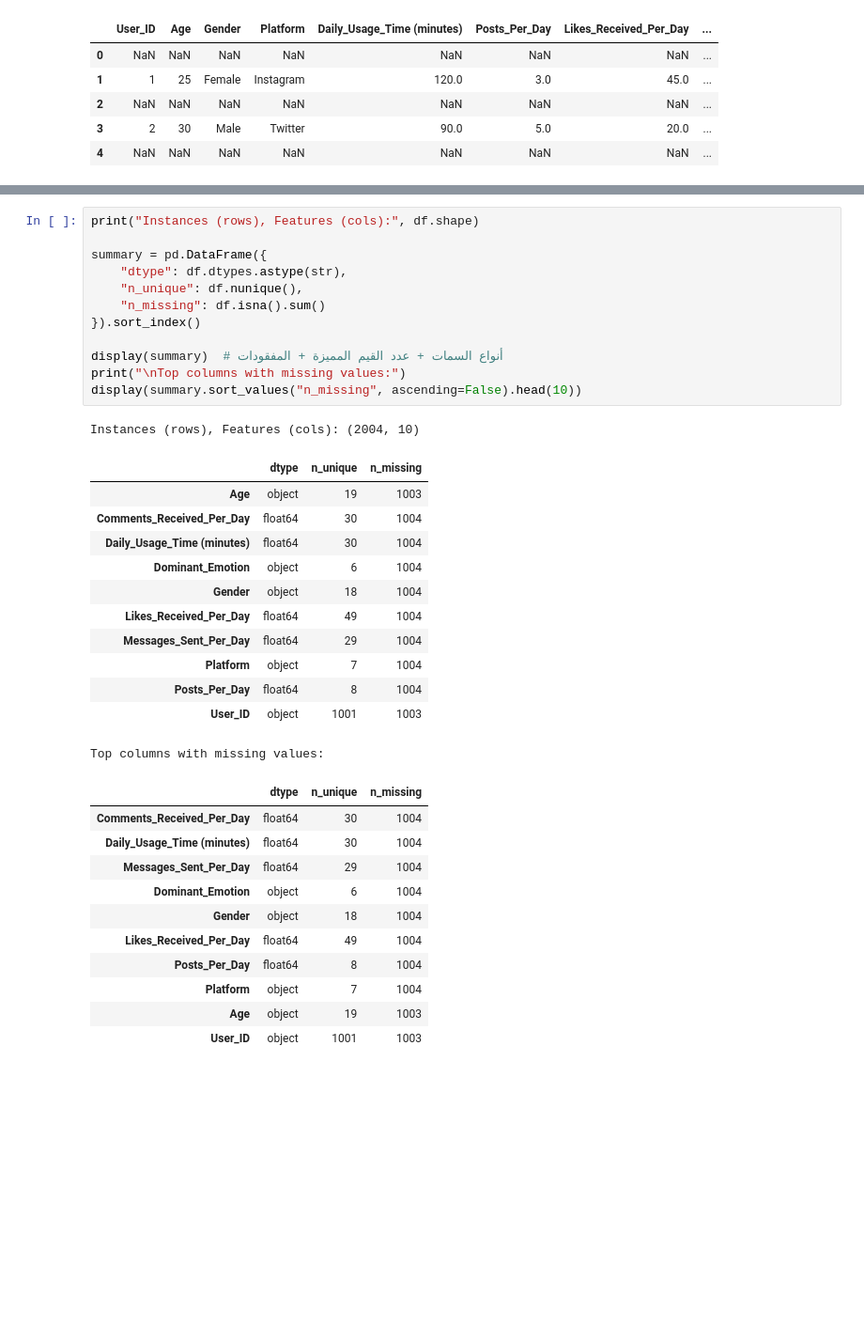
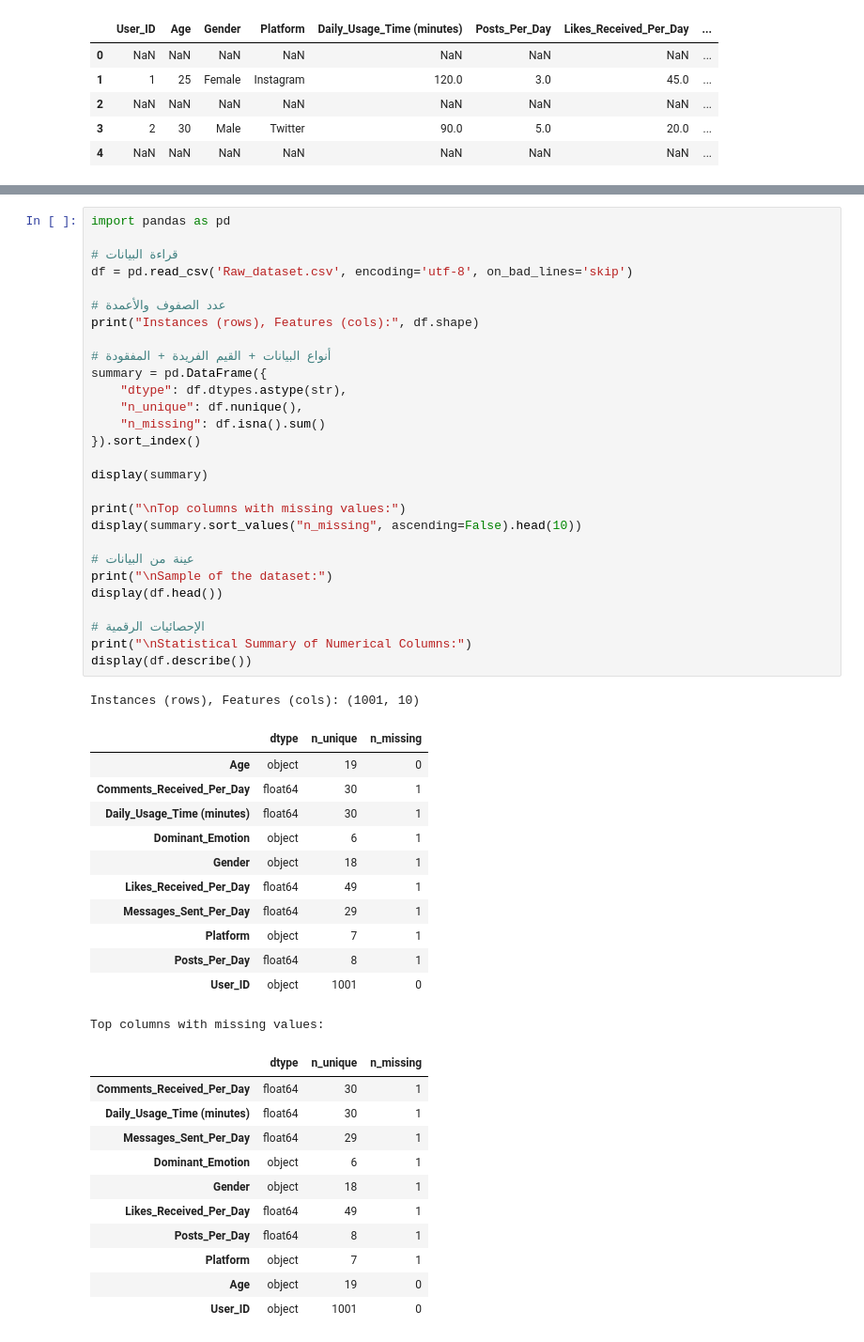
Before and after one commit to WajdAlsuhaymi/IT326-DataMining-Group2, a Jupyter notebook: Reports/Phase1.ipynb, the cells around one changed output, grey strips where cells are left out. Shown at 94% size. Cells and saved outputs as stored; diff of their text form; blank space fills up the shorter version.

```diff
--- a/Reports/Phase1.ipynb
+++ b/Reports/Phase1.ipynb
@@ -29,37 +75,53 @@ df.head()
 # %%
+import pandas as pd
+
+# قراءة البيانات
+df = pd.read_csv('Raw_dataset.csv', encoding='utf-8', on_bad_lines='skip')
+
+# عدد الصفوف والأعمدة
 print("Instances (rows), Features (cols):", df.shape)
 
+# أنواع البيانات + القيم الفريدة + المفقودة
 summary = pd.DataFrame({
     "dtype": df.dtypes.astype(str),
     "n_unique": df.nunique(),
     "n_missing": df.isna().sum()
 }).sort_index()
 
-display(summary)  # أنواع السمات + عدد القيم المميزة + المفقودات
+display(summary)
+
 print("\nTop columns with missing values:")
 display(summary.sort_values("n_missing", ascending=False).head(10))
+
+# عينة من البيانات
+print("\nSample of the dataset:")
+display(df.head())
+
+# الإحصائيات الرقمية
+print("\nStatistical Summary of Numerical Columns:")
+display(df.describe())
 # %% [output]
-Instances (rows), Features (cols): (2004, 10)
+Instances (rows), Features (cols): (1001, 10)
 |  | dtype | n_unique | n_missing |
-| Age | object | 19 | 1003 |
-| Comments_Received_Per_Day | float64 | 30 | 1004 |
-| Daily_Usage_Time (minutes) | float64 | 30 | 1004 |
-| Dominant_Emotion | object | 6 | 1004 |
-| Gender | object | 18 | 1004 |
-| Likes_Received_Per_Day | float64 | 49 | 1004 |
-| Messages_Sent_Per_Day | float64 | 29 | 1004 |
-| Platform | object | 7 | 1004 |
-| Posts_Per_Day | float64 | 8 | 1004 |
-| User_ID | object | 1001 | 1003 |
+| Age | object | 19 | 0 |
+| Comments_Received_Per_Day | float64 | 30 | 1 |
+| Daily_Usage_Time (minutes) | float64 | 30 | 1 |
+| Dominant_Emotion | object | 6 | 1 |
+| Gender | object | 18 | 1 |
+| Likes_Received_Per_Day | float64 | 49 | 1 |
+| Messages_Sent_Per_Day | float64 | 29 | 1 |
+| Platform | object | 7 | 1 |
+| Posts_Per_Day | float64 | 8 | 1 |
+| User_ID | object | 1001 | 0 |
 Top columns with missing values:
 |  | dtype | n_unique | n_missing |
-| Comments_Received_Per_Day | float64 | 30 | 1004 |
-| Daily_Usage_Time (minutes) | float64 | 30 | 1004 |
-| Messages_Sent_Per_Day | float64 | 29 | 1004 |
-| Dominant_Emotion | object | 6 | 1004 |
-| Gender | object | 18 | 1004 |
-| Likes_Received_Per_Day | float64 | 49 | 1004 |
-| Posts_Per_Day | float64 | 8 | 1004 |
-| Platform | object | 7 | 1004 |
-| Age | object | 19 | 1003 |
-| User_ID | object | 1001 | 1003 |
+| Comments_Received_Per_Day | float64 | 30 | 1 |
+| Daily_Usage_Time (minutes) | float64 | 30 | 1 |
+| Messages_Sent_Per_Day | float64 | 29 | 1 |
+| Dominant_Emotion | object | 6 | 1 |
+| Gender | object | 18 | 1 |
+| Likes_Received_Per_Day | float64 | 49 | 1 |
+| Posts_Per_Day | float64 | 8 | 1 |
+| Platform | object | 7 | 1 |
+| Age | object | 19 | 0 |
+| User_ID | object | 1001 | 0 |
```
Also changed, not shown: parts of 7 cells of this notebook.
